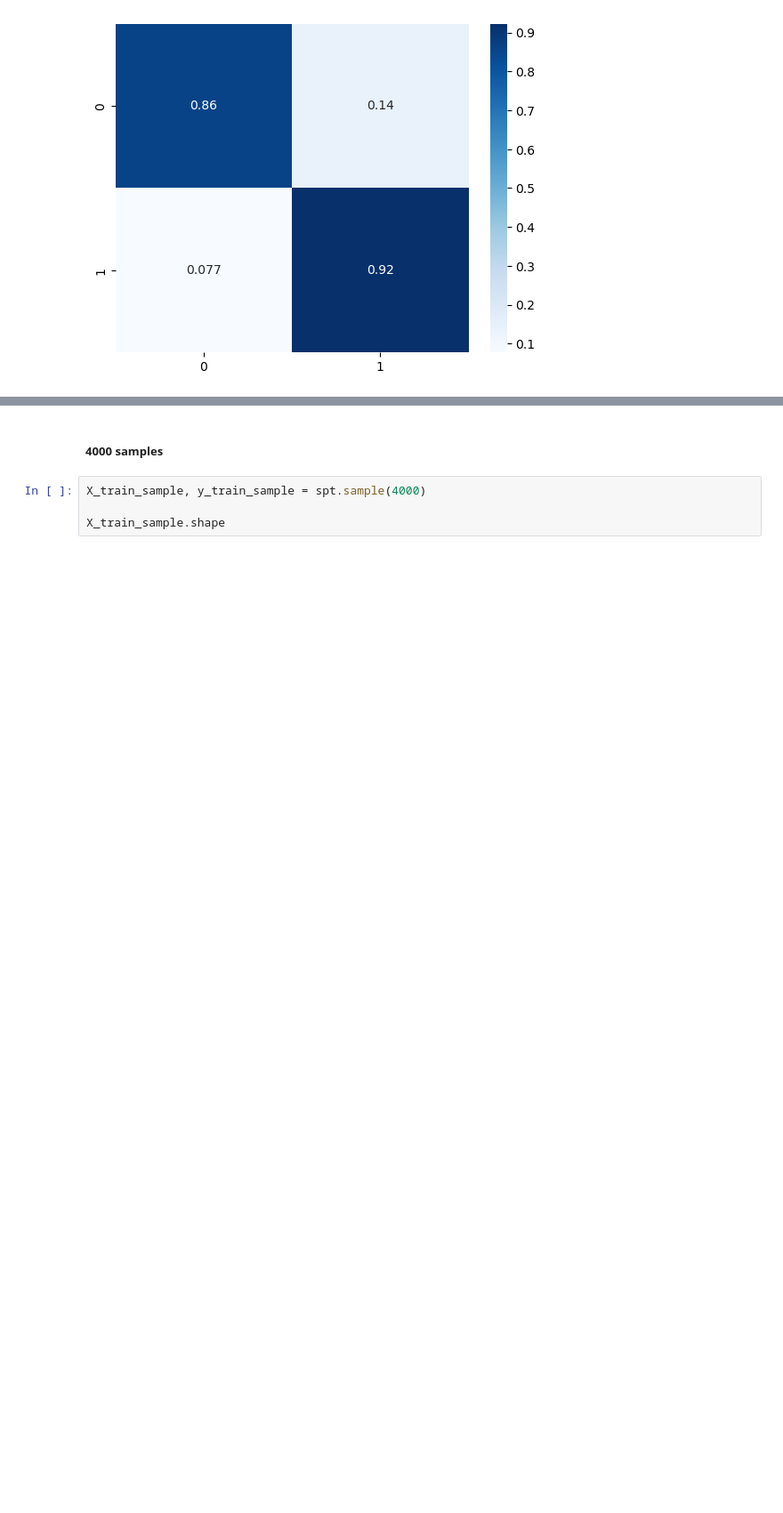
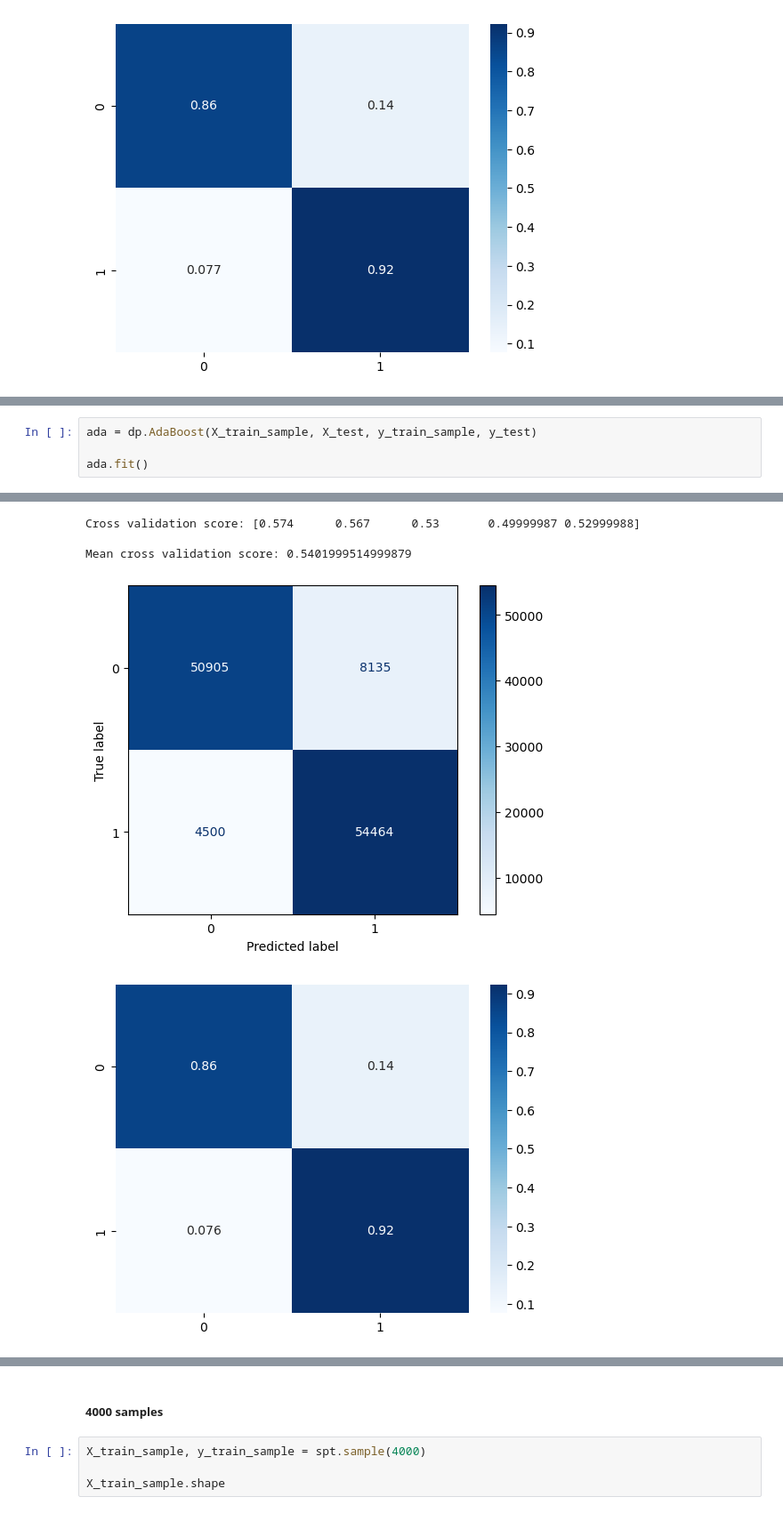
Before and after one commit to PBustamante65/NEO, a Jupyter notebook: API_test/NEOAPI.ipynb, the cells around one changed output, grey strips where cells are left out. Shown at 89% size. Drawn from its saved outputs; the diff is of its cells as text; blank space fills up the shorter version.

```diff
--- a/API_test/NEOAPI.ipynb
+++ b/API_test/NEOAPI.ipynb
@@ -127,0 +180,5 @@ Mean cross validation score: 0.5307999510499878
+# %%
+ada = dp.AdaBoost(X_train_sample, X_test, y_train_sample, y_test)
+
+ada.fit()
+# %% [output]
@@ -127,0 +199,5 @@ Mean cross validation score: 0.5307999510499878
+Cross validation score: [0.574      0.567      0.53       0.49999987 0.52999988]
+
+Mean cross validation score: 0.5401999514999879
+[figure, added]
+[figure, added]
```
Also changed, not shown: parts of 133 cells of this notebook, 3 other files.
